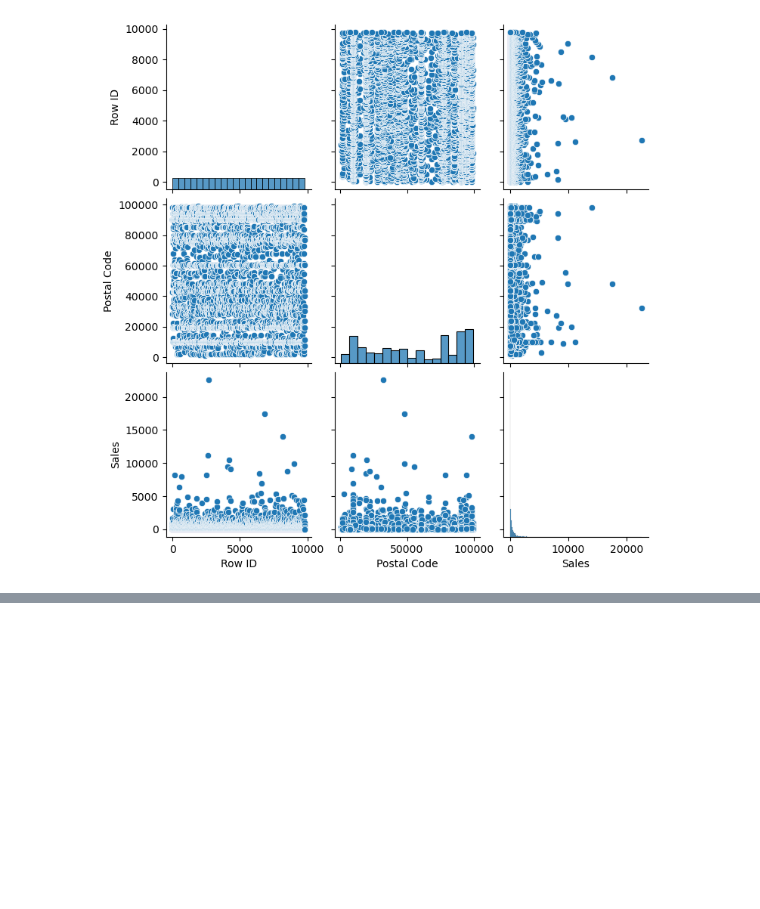
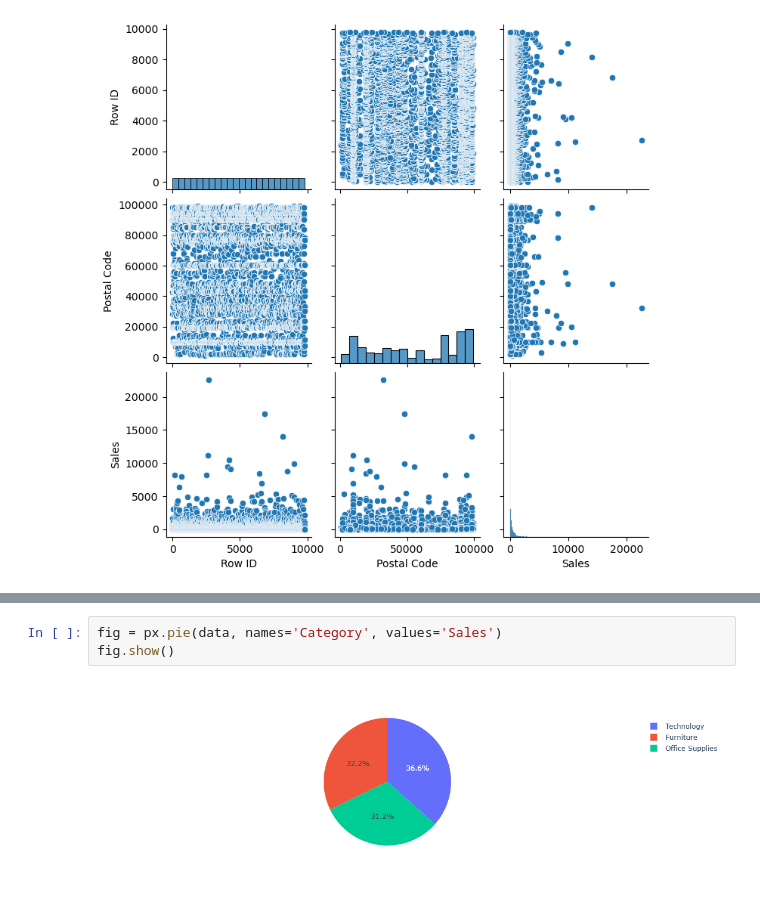
Before and after one commit to Jaul04/Python-Projects, a Jupyter notebook: Project 4.ipynb, the cells around one changed output, grey strips where cells are left out. Saved outputs shown, nothing was run; the diff lists cells and outputs as text; blank space fills up the shorter version.

```diff
--- a/Project 4.ipynb
+++ b/Project 4.ipynb
@@ -151,0 +170,5 @@ plt.show()
+# %%
+fig = px.pie(data, names='Category', values='Sales')
+fig.show()
+# %% [output]
+[figure, added]
```
Also changed, not shown: parts of 8 cells of this notebook.
